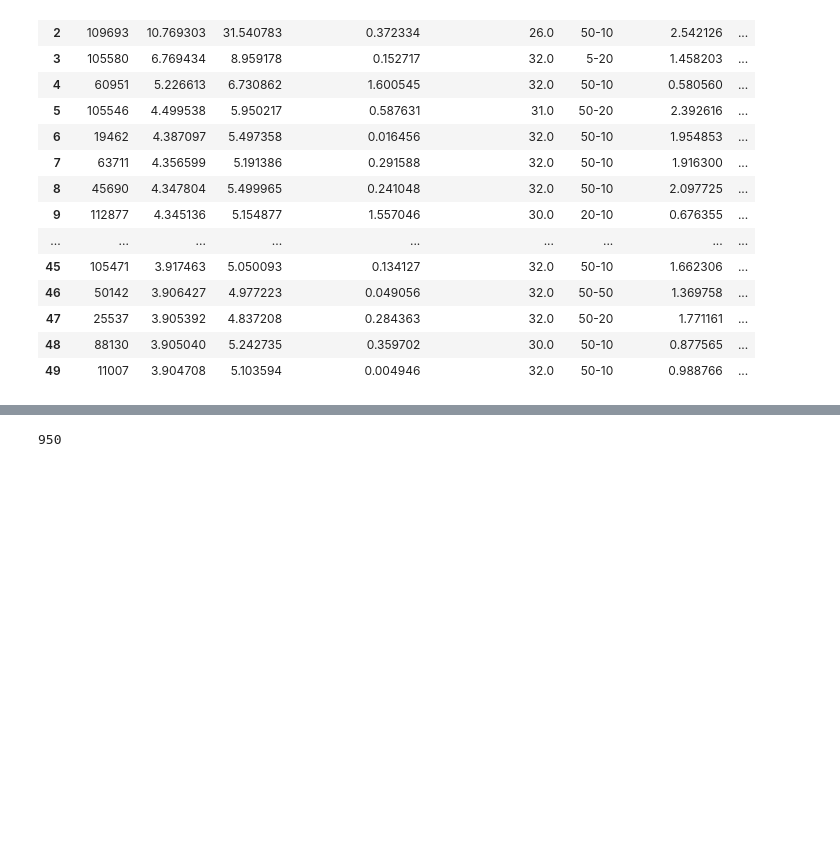
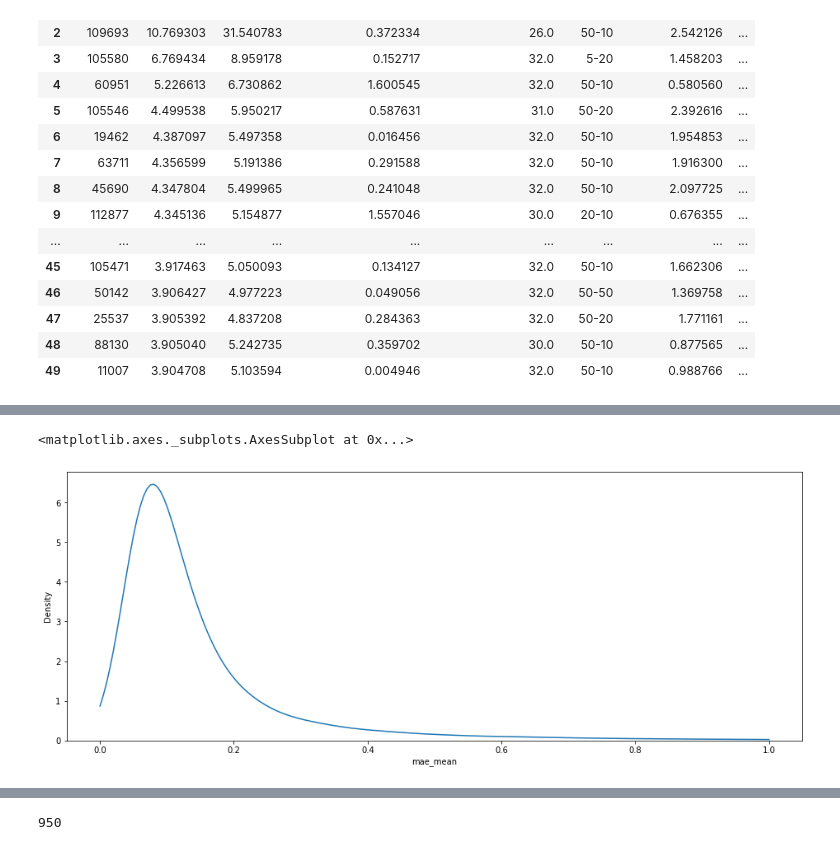
Before and after one commit to bobbercheng/ventilator-pressure-prediction, a Jupyter notebook: Analyze_predict_data.ipynb, the cells around one changed output, grey strips where cells are left out. Drawn from its saved outputs; the diff is of its cells as text; code cells hidden in the pictures; blank space fills up the shorter version.

```diff
--- a/Analyze_predict_data.ipynb
+++ b/Analyze_predict_data.ipynb
@@ -96,0 +105,6 @@ plt.legend()
+# %%
+plt.figure(figsize=(16,6))
+sns.distplot(df_feature['mae_mean'], hist=False, kde_kws={'clip': (0.0, 1.0)})
+# %% [output]
+<matplotlib.axes._subplots.AxesSubplot at 0x...>
+[figure, added]
```
Also changed, not shown: parts of 7 cells of this notebook.
